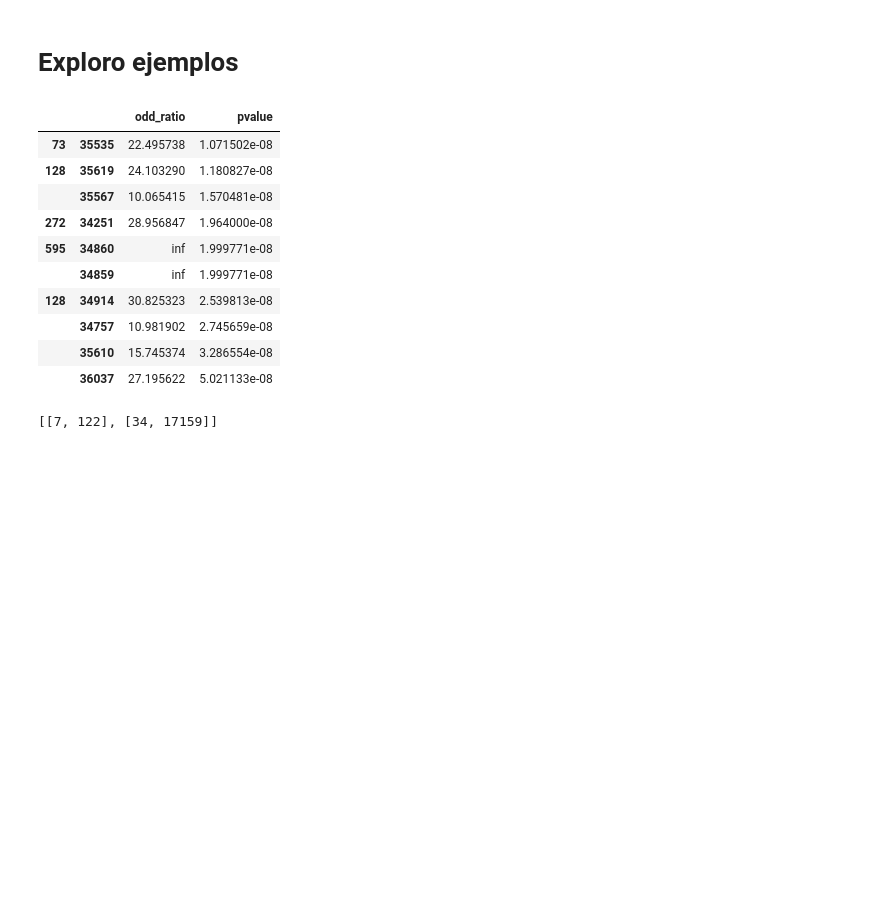
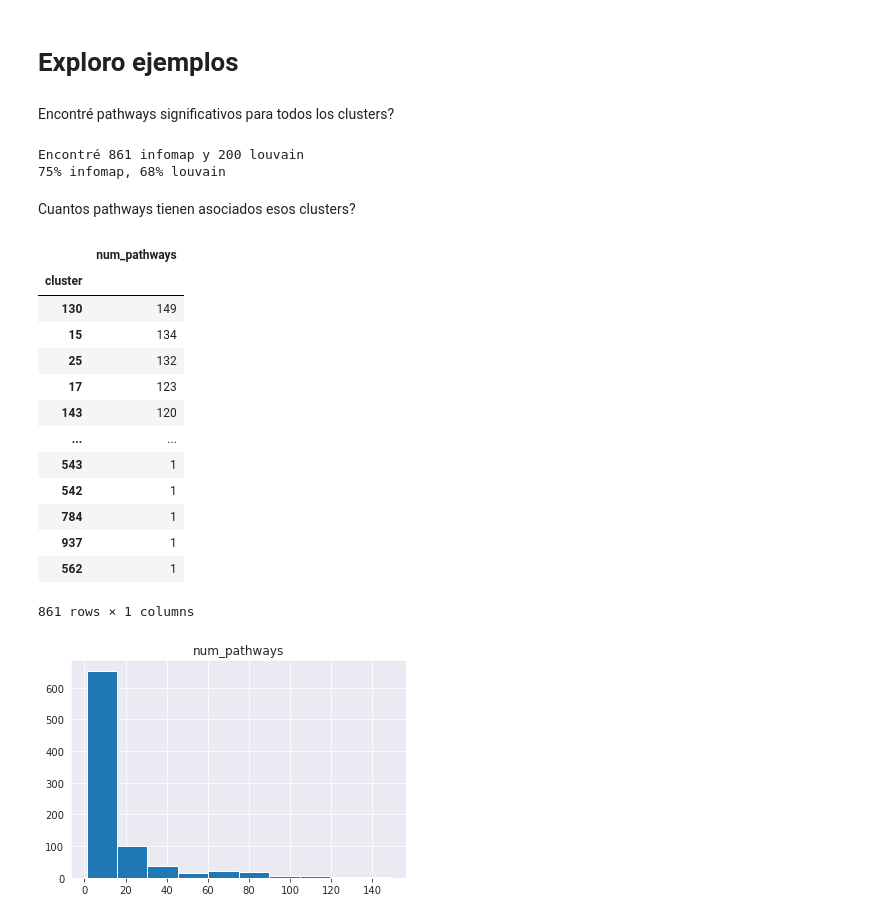
Before and after one commit to ingridheuer/gcnn_gdas, a Jupyter notebook: exploration/notebooks/network_analysis/pathways_comunidades.ipynb, the cells around one changed output. Saved outputs shown, nothing was run; the diff lists cells and outputs as text; code cells hidden in the pictures; blank space fills up the shorter version.

```diff
--- a/exploration/notebooks/network_analysis/pathways_comunidades.ipynb
+++ b/exploration/notebooks/network_analysis/pathways_comunidades.ipynb
@@ -31,8 +24,8 @@ graph_data = data_processed + "graph_data_nohubs/"
 reports = "../../../reports/reports_nohubs/"
 
 graph_node_data = pd.read_csv(graph_data+"nohub_graph_node_data.csv")
-graph_edge_data = pd.read_csv(graph_data+"nohub_graph_edge_data.csv")
-
+infomap_pathways = pd.read_csv(reports+"analisis_red_genes/infomap_pathways.csv", index_col=[0,1])
+louvain_pathways = pd.read_csv(reports+"analisis_red_genes/louvain_pathways.csv", index_col=[0,1])
 
 cols = ["comunidad","tamaño","mean_sim_lsa_0","entropia_0","top_monogram","top_5_monogram","top_monogram_score","top_5_monogram_score"]
 infomap_summary = pd.read_pickle(reports+"infomap_summary.pkl")[cols]
@@ -259,0 +37,6 @@ results_df.to_csv("../../../reports/analisis_comunidades/test_fisher_pathways_in
+# %%
+infomap_pathways["pvalue"] = multitest.fdrcorrection(infomap_pathways.pvalue.values)[1]
+infomap_pathways["reject"] = multitest.fdrcorrection(infomap_pathways.pvalue.values)[0]
+
+louvain_pathways["pvalue"] = multitest.fdrcorrection(louvain_pathways.pvalue.values)[1]
+louvain_pathways["reject"] = multitest.fdrcorrection(louvain_pathways.pvalue.values)[0]
@@ -264,24 +48,35 @@ aver = pd.DataFrame(results).T
-# %%
-aver.sort_values(by="pvalue")[20:30]
-# %% [output]
-|  |  | odd_ratio | pvalue |
-| 73 | 35535 | 22.495738 | 1.071502e-08 |
-| 128 | 35619 | 24.103290 | 1.180827e-08 |
-|  | 35567 | 10.065415 | 1.570481e-08 |
-| 272 | 34251 | 28.956847 | 1.964000e-08 |
-| 595 | 34860 | inf | 1.999771e-08 |
-|  | 34859 | inf | 1.999771e-08 |
-| 128 | 34914 | 30.825323 | 2.539813e-08 |
-|  | 34757 | 10.981902 | 2.745659e-08 |
-|  | 35610 | 15.745374 | 3.286554e-08 |
-|  | 36037 | 27.195622 | 5.021133e-08 |
-# %%
-cluster, pathway = 272, 34251
-A = cluster_sets[cluster]
-B = pathway_sets[pathway]
-A_barra = all_genes - A
-B_barra = all_genes - B
-matrix = [[len(A&B), len(A_barra&B)], [len(A&B_barra), len(A_barra&B_barra)]]
-matrix
-# %% [output]
-[[7, 122], [34, 17159]]
+# %% [markdown]
+Encontré pathways significativos para todos los clusters?
+# %%
+encontrados_infomap = len(infomap_results.reset_index().cluster.unique())
+encontrados_louvain = len(louvain_results.reset_index().cluster.unique())
+tot_infomap = len(infomap_summary)
+tot_louvain = len(louvain_summary)
+
+print(f"Encontré {encontrados_infomap} infomap y {encontrados_louvain} louvain")
+print(f"{round((encontrados_infomap*100)/tot_infomap)}% infomap, {round((encontrados_louvain*100)/tot_louvain)}% louvain")
+# %% [output]
+Encontré 861 infomap y 200 louvain
+75% infomap, 68% louvain
+# %% [markdown]
+Cuantos pathways tienen asociados esos clusters?
+# %%
+infomap_num_pathways = infomap_results.groupby("cluster").count().sort_values(by="pvalue",ascending=False).drop(columns="odds_ratio").rename(columns={"pvalue":"num_pathways"})
+infomap_num_pathways.hist()
+infomap_num_pathways
+# %% [output]
+|  | num_pathways |
+| cluster |  |
+| 130 | 149 |
+| 15 | 134 |
+| 25 | 132 |
+| 17 | 123 |
+| 143 | 120 |
+| ... | ... |
+| 543 | 1 |
+| 542 | 1 |
+| 784 | 1 |
+| 937 | 1 |
+| 562 | 1 |
+861 rows × 1 columns
+[figure, added]
```
Also changed, not shown: parts of 58 cells of this notebook, 1 other file.
